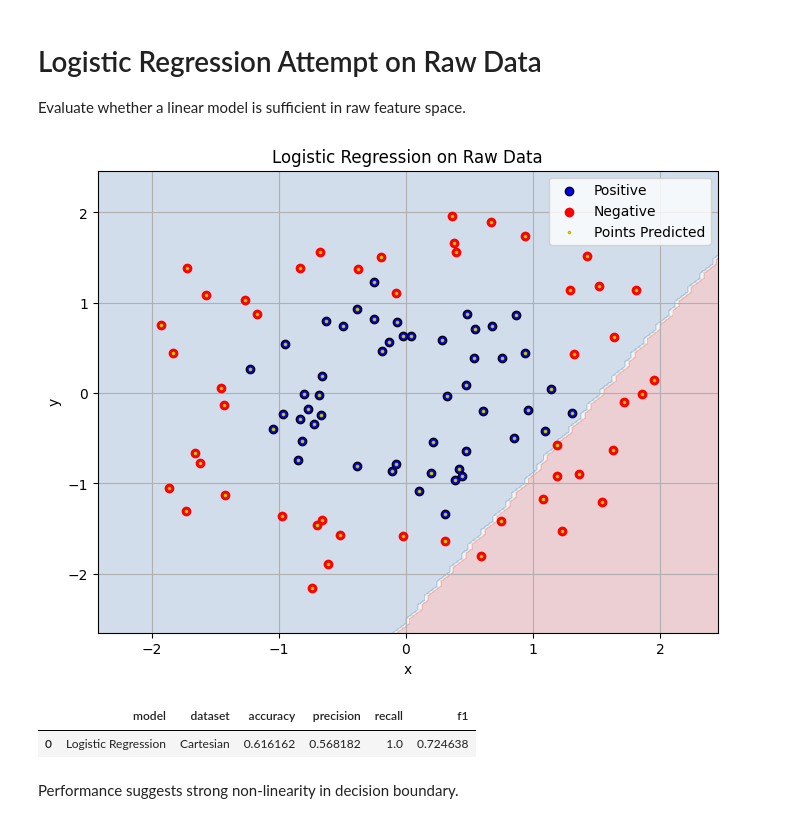
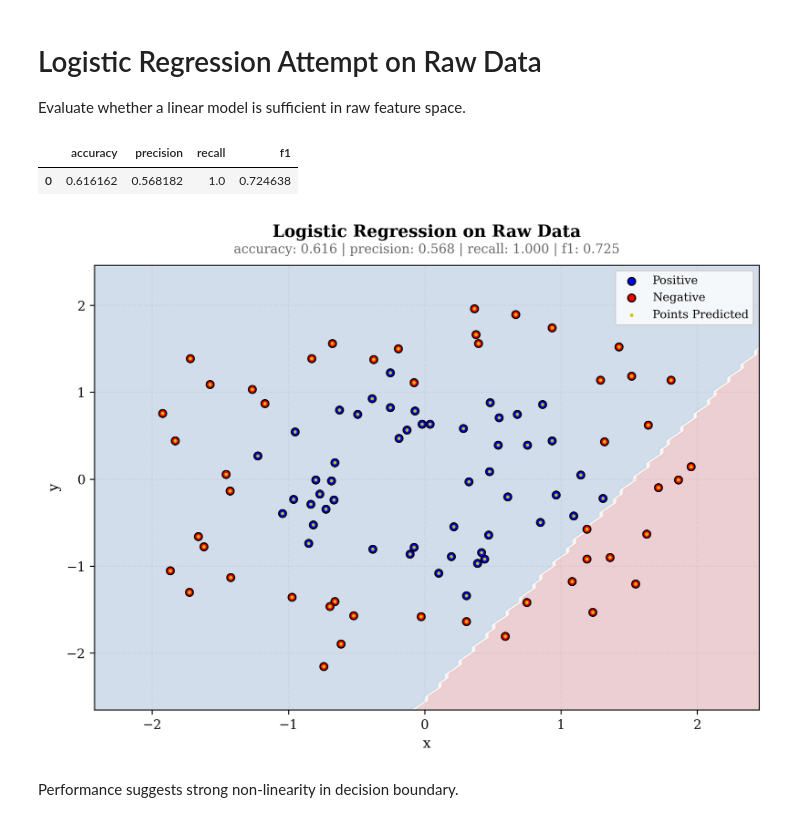
Before and after one commit to apsket/feature-representation-vs-model-complexity, a Jupyter notebook: notebooks/exploration.ipynb, the cells around one changed output. Cells and saved outputs as stored; diff of their text form; code cells hidden in the pictures.

```diff
--- a/notebooks/exploration.ipynb
+++ b/notebooks/exploration.ipynb
@@ -110,22 +110,24 @@ grid_x, grid_y, grid_cartesian = create_meshgrid(dataset.X)
 Evaluate whether a linear model is sufficient in raw feature space.
 # %%
 lr_model = train_logistic_regression(dataset.X, dataset.y)
-
-fig, ax = plot_decision_boundary(
-    model=lr_model, X=dataset.X, y=dataset.y,
-    prediction_domain=grid_cartesian, grid_x=grid_x, grid_y=grid_y,
-    title='Logistic Regression on Raw Data'
-)
-
-display(fig)
-
-lr_metrics = ModelMetrics('Logistic Regression', 'Cartesian', dataset.y, lr_model.predict(dataset.X))
-lr_metrics.compute_metrics()
-lr_metrics.to_pandas()
-# %% [output]
-[figure, removed]
-|  | model | dataset | accuracy | precision | recall | f1 |
-| 0 | Logistic Regression | Cartesian | 0.616162 | 0.568182 | 1.0 | 0.724638 |
+# %%
+lr_metrics = ModelMetrics('Logistic Regression', 'Cartesian', dataset.y, lr_model.predict(dataset.X))
+lr_metrics.compute_metrics()
+lr_metrics.to_pandas()
+# %% [output]
+|  | accuracy | precision | recall | f1 |
+| 0 | 0.616162 | 0.568182 | 1.0 | 0.724638 |
+# %%
+fig, ax = plot_decision_boundary(
+    model=lr_model, X=dataset.X, y=dataset.y,
+    prediction_domain=grid_cartesian, grid_x=grid_x, grid_y=grid_y,
+    title='Logistic Regression on Raw Data',
+    metrics=lr_metrics.to_dict(),
+)
+
+display(fig)
+# %% [output]
+[figure, added]
 # %% [markdown]
 Performance suggests strong non-linearity in decision boundary.
 # %% [markdown]
```
Also changed, not shown: parts of 11 cells of this notebook, 1 other file.
